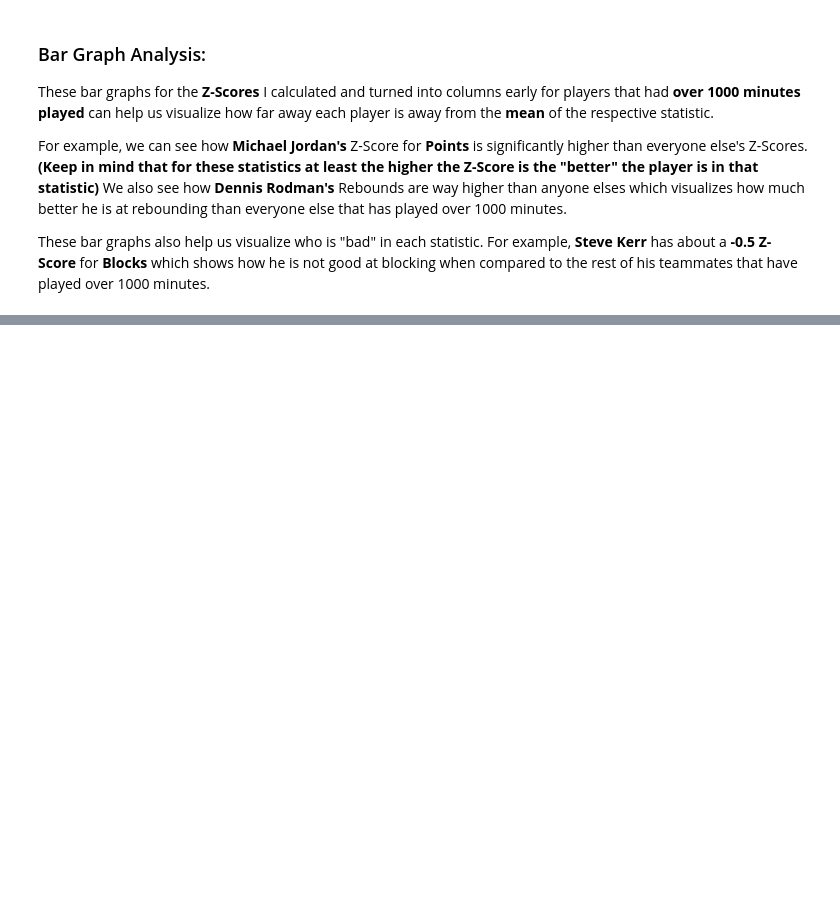
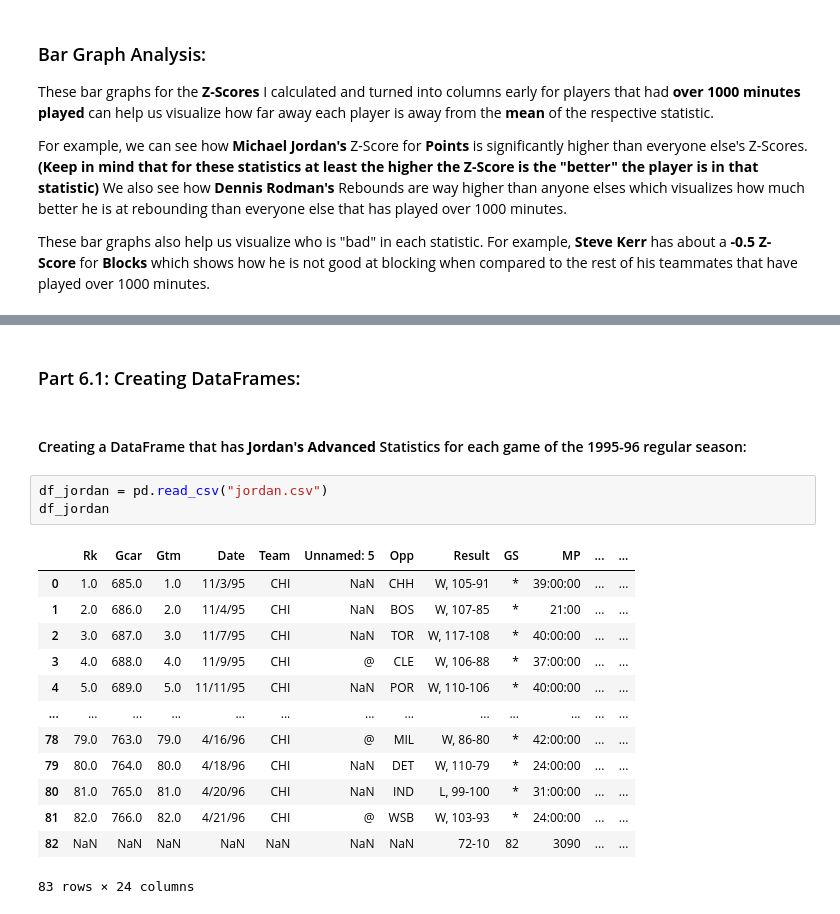
Before and after one commit to JoshuaMorales1245/Personal-Projects, a Jupyter notebook: project2/project2.ipynb, the cells around one changed output, grey strips where cells are left out. Drawn from its saved outputs; the diff is of its cells as text; blank space fills up the shorter version.

```diff
--- a/project2/project2.ipynb
+++ b/project2/project2.ipynb
@@ -450,0 +550,21 @@ Additionally, there are **awards won** for that season on the Data set that aren
+# %% [markdown]
+### Part 6.1: Creating DataFrames:
+# %% [markdown]
+#### Creating a DataFrame that has **Jordan's Advanced** Statistics for each game of the 1995-96 regular season:
+# %%
+df_jordan = pd.read_csv("jordan.csv")
+df_jordan
+# %% [output]
+|  | Rk | Gcar | Gtm | Date | Team | Unnamed: 5 | Opp | Result | GS | MP | ... | ... |
+| 0 | 1.0 | 685.0 | 1.0 | 11/3/95 | CHI | NaN | CHH | W, 105-91 | * | 39:00:00 | ... | ... |
+| 1 | 2.0 | 686.0 | 2.0 | 11/4/95 | CHI | NaN | BOS | W, 107-85 | * | 21:00 | ... | ... |
+| 2 | 3.0 | 687.0 | 3.0 | 11/7/95 | CHI | NaN | TOR | W, 117-108 | * | 40:00:00 | ... | ... |
+| 3 | 4.0 | 688.0 | 4.0 | 11/9/95 | CHI | @ | CLE | W, 106-88 | * | 37:00:00 | ... | ... |
+| 4 | 5.0 | 689.0 | 5.0 | 11/11/95 | CHI | NaN | POR | W, 110-106 | * | 40:00:00 | ... | ... |
+| ... | ... | ... | ... | ... | ... | ... | ... | ... | ... | ... | ... | ... |
+| 78 | 79.0 | 763.0 | 79.0 | 4/16/96 | CHI | @ | MIL | W, 86-80 | * | 42:00:00 | ... | ... |
+| 79 | 80.0 | 764.0 | 80.0 | 4/18/96 | CHI | NaN | DET | W, 110-79 | * | 24:00:00 | ... | ... |
+| 80 | 81.0 | 765.0 | 81.0 | 4/20/96 | CHI | NaN | IND | L, 99-100 | * | 31:00:00 | ... | ... |
+| 81 | 82.0 | 766.0 | 82.0 | 4/21/96 | CHI | @ | WSB | W, 103-93 | * | 24:00:00 | ... | ... |
+| 82 | NaN | NaN | NaN | NaN | NaN | NaN | NaN | 72-10 | 82 | 3090 | ... | ... |
+83 rows × 24 columns
```
Also changed, not shown: parts of 28 cells of this notebook.
